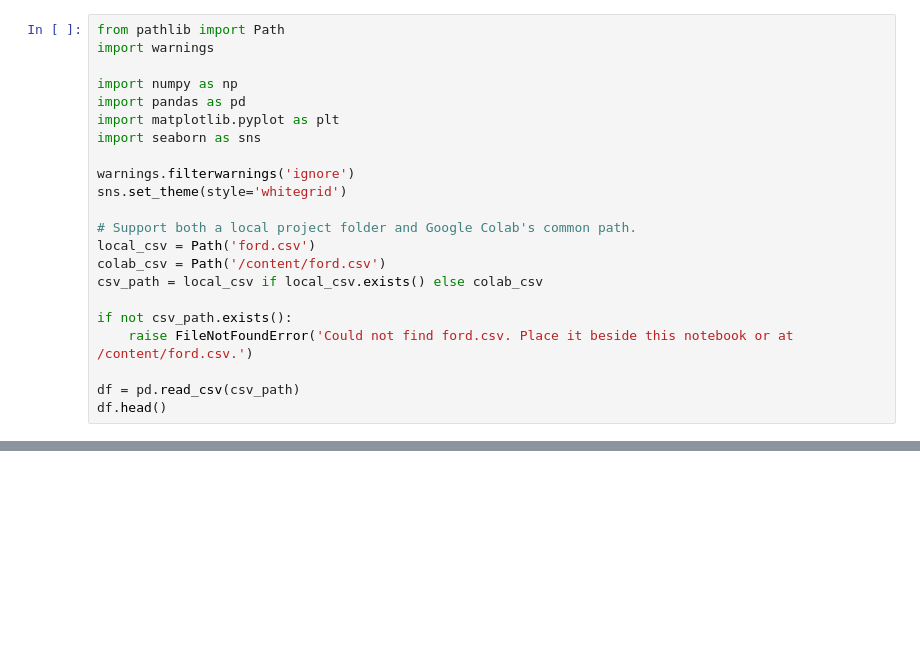
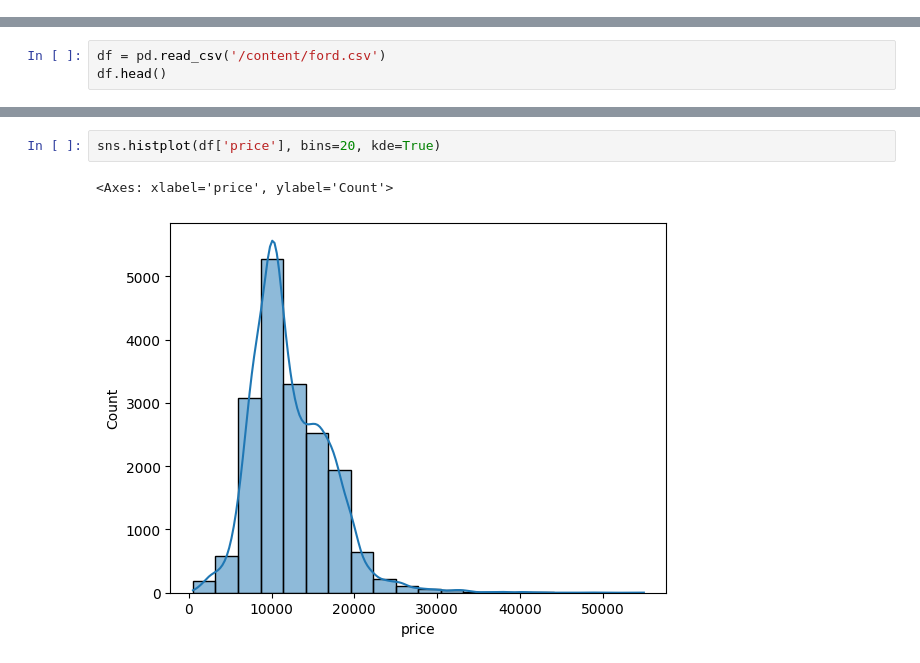
Before and after one commit to 1kunal2006/Ford-Car-Price-Prediction, a Jupyter notebook: ford_car_price_prediction.ipynb, the cells around one changed output, grey strips where cells are left out. Drawn from its saved outputs; the diff is of its cells as text; blank space fills up the shorter version.

Commit message:
Restore original Ford price prediction notebook

```diff
--- a/ford_car_price_prediction.ipynb
+++ b/ford_car_price_prediction.ipynb
@@ -6,22 +0,0 @@ This notebook explores Ford vehicle data, performs exploratory data analysis, an
-# %%
-from pathlib import Path
-import warnings
-
-import numpy as np
-import pandas as pd
-import matplotlib.pyplot as plt
-import seaborn as sns
-
-warnings.filterwarnings('ignore')
-sns.set_theme(style='whitegrid')
-
-# Support both a local project folder and Google Colab's common path.
-local_csv = Path('ford.csv')
-colab_csv = Path('/content/ford.csv')
-csv_path = local_csv if local_csv.exists() else colab_csv
-
-if not csv_path.exists():
-    raise FileNotFoundError('Could not find ford.csv. Place it beside this notebook or at /content/ford.csv.')
-
-df = pd.read_csv(csv_path)
-df.head()
@@ -137,0 +8,3 @@ This notebook provides a baseline price-prediction workflow. Next, compare addit
+# %%
+df = pd.read_csv('/content/ford.csv')
+df.head()
@@ -137,0 +73,5 @@ This notebook provides a baseline price-prediction workflow. Next, compare addit
+# %%
+sns.histplot(df['price'], bins=20, kde=True)
+# %% [output]
+<Axes: xlabel='price', ylabel='Count'>
+[figure, added]
```
Also changed, not shown: parts of 38 cells of this notebook.
